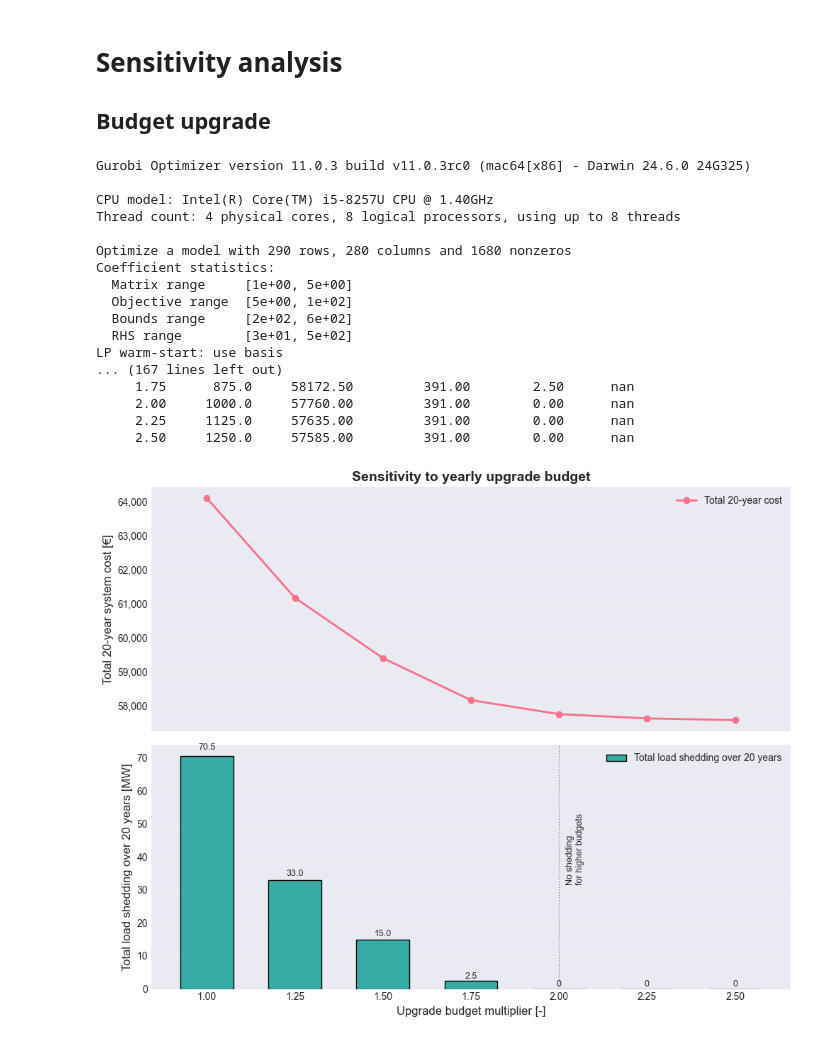
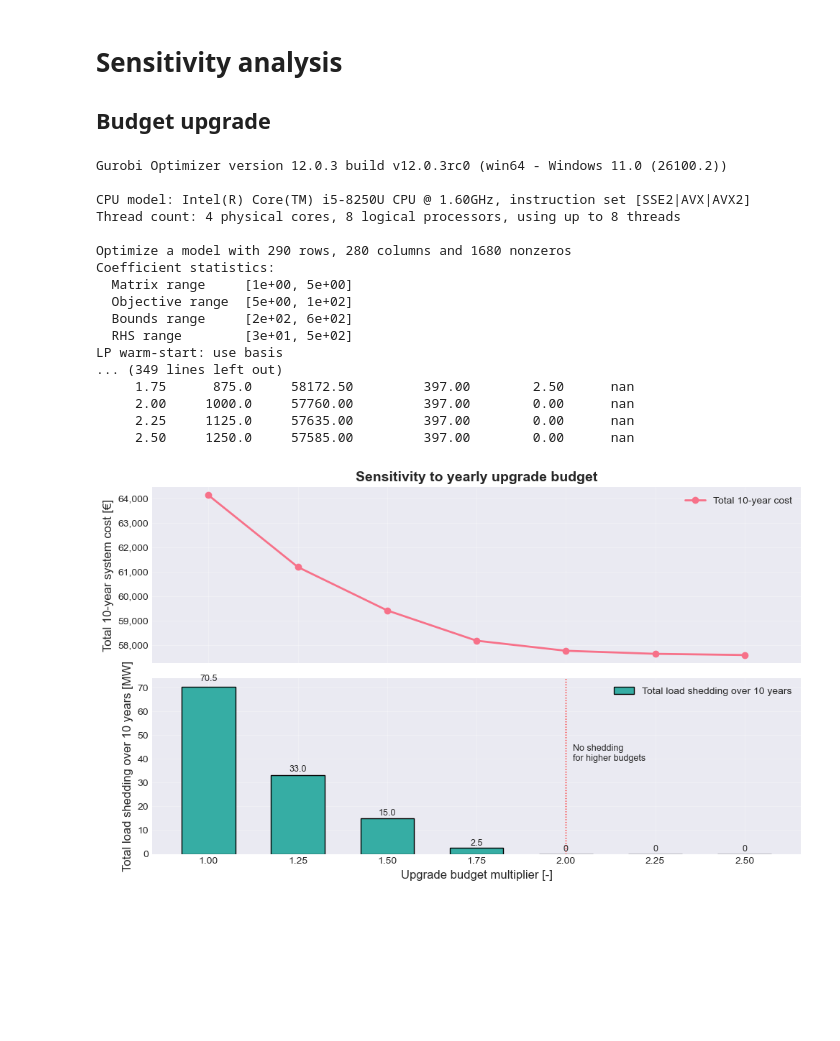
Before and after one commit to s204737/Assignment2_Group40, a Jupyter notebook: Multiyear_deterministic_model.ipynb, the cells around one changed output. Cells and saved outputs as stored; diff of their text form; code cells hidden in the pictures; blank space fills up the shorter version.

```diff
--- a/Multiyear_deterministic_model.ipynb
+++ b/Multiyear_deterministic_model.ipynb
@@ -84,7 +84,7 @@ VOLL = 100  # €/MW or similar
 # ------------------------
 # Model
 # ------------------------
-model = gp.Model("electricity_system_20_years_with_budget")
+model = gp.Model("electricity_system_10_years_with_budget")
 
 # Generator outputs per year
 gen_vars = {}
@@ -382,7 +382,7 @@ UpgradeBudget_Y10: 0.000000
 # 1. Cumulative Line Capacity Upgrades Over Time
 plt.style.use('seaborn-v0_8-darkgrid')
 sns.set_palette("husl")
-fig, ax = plt.subplots(figsize=(14, 8))
+fig, ax = plt.subplots(figsize=(14, 6))
 
 for (bus_from, bus_to) in lines.keys():
     cumulative_upgrades = []
@@ -409,6 +409,6 @@ plt.show()
 # %%
 # 2. Generation Mix Over Time (Stacked Area Chart)
-fig, ax = plt.subplots(figsize=(14, 7))
+fig, ax = plt.subplots(figsize=(14, 4))
 
 # Filter to only show generators with capacity > 0
 active_gens = [gen for gen in generators.keys() if generators[gen]['capacity'] > 0]
@@ -419,9 +419,20 @@ for y in years:
     for gen in active_gens:
         gen_data[gen].append(gen_vars[(gen, y)].X)
 
+# Calculate total demand by year
+total_demand_by_year = []
+for y in years:
+    total_demand = sum(loads[load]['demand'] * load_growth_factor[y] for load in loads.keys())
+    total_demand_by_year.append(total_demand)
+
 # Create stacked area chart
 ax.stackplot(list(years), *[gen_data[gen] for gen in active_gens],
             labels=active_gens, alpha=0.8)
+
+# Add demand line on top
+ax.plot(list(years), total_demand_by_year,
+        color='red', linestyle='--', linewidth=3,
+        marker='o', markersize=6, label='Demand')
 
 ax.set_xlabel('Year', fontsize=12)
 ax.set_ylabel('Generation Output (MW)', fontsize=12)
@@ -429,7 +440,6 @@ ax.set_title('Generation Mix Over 10 Years', fontsize=14, fontweight='bold')
 ax.legend(loc='upper left', fontsize=10)
 ax.grid(True, alpha=0.3)
 ax.set_xticks(range(1, 11, 1))
-plt.savefig('Figures/Model 2/generation_mix_over_10_years.png', dpi=300, bbox_inches='tight')
 plt.tight_layout()
 plt.show()
 # %% [output]
@@ -723,9 +733,9 @@ for r in budget_results:
           f"{r['total_cost']:11.2f}  {r['total_upgrade']:13.2f}  "
           f"{r['total_shed']:10.2f}  {r['dual_Y0']:7.4f}")
 # %% [output]
-Gurobi Optimizer version 11.0.3 build v11.0.3rc0 (mac64[x86] - Darwin 24.6.0 24G325)
+Gurobi Optimizer version 12.0.3 build v12.0.3rc0 (win64 - Windows 11.0 (26100.2))
 
-CPU model: Intel(R) Core(TM) i5-8257U CPU @ 1.40GHz
+CPU model: Intel(R) Core(TM) i5-8250U CPU @ 1.60GHz, instruction set [SSE2|AVX|AVX2]
 Thread count: 4 physical cores, 8 logical processors, using up to 8 threads
 
 Optimize a model with 290 rows, 280 columns and 1680 nonzeros
@@ -735,11 +745,11 @@ Coefficient statistics:
   Bounds range     [2e+02, 6e+02]
   RHS range        [3e+01, 5e+02]
 LP warm-start: use basis
-... (167 lines left out)
-     1.75      875.0     58172.50         391.00        2.50      nan
-     2.00     1000.0     57760.00         391.00        0.00      nan
-     2.25     1125.0     57635.00         391.00        0.00      nan
-     2.50     1250.0     57585.00         391.00        0.00      nan
+... (349 lines left out)
+     1.75      875.0     58172.50         397.00        2.50      nan
+     2.00     1000.0     57760.00         397.00        0.00      nan
+     2.25     1125.0     57635.00         397.00        0.00      nan
+     2.50     1250.0     57585.00         397.00        0.00      nan
 # %%
 import seaborn as sns
 from matplotlib.ticker import FuncFormatter
@@ -762,16 +772,16 @@ palette    = sns.husl_palette(8)
 color_cost = palette[0]
 color_shed = palette[4]
 
-fig, (ax1, ax2) = plt.subplots(2, 1, figsize=(10, 8), sharex=True)
+fig, (ax1, ax2) = plt.subplots(2, 1, figsize=(10, 6), sharex=True)
 
 # -------- Top: total cost vs budget --------
 ax1.plot(
     multipliers, total_costs,
     marker='o', linewidth=2,
     color=color_cost,
-    label='Total 20-year cost'
+    label='Total 10-year cost'
 )
-ax1.set_ylabel('Total 20-year system cost [€]', fontsize=12)
+ax1.set_ylabel('Total 10-year system cost [€]', fontsize=12)
 ax1.yaxis.set_major_formatter(FuncFormatter(thousands))
 ax1.set_title('Sensitivity to yearly upgrade budget', fontsize=14, fontweight='bold')
 ax1.legend(loc='upper right')
@@ -781,35 +791,35 @@ ax1.grid(alpha=0.3)
 bar_width = 0.15
 ax2.bar(
     multipliers, total_shed,
     width=bar_width,
     color=color_shed,
     edgecolor='black',
-    label='Total load shedding over 20 years'
+    label='Total load shedding over 10 years'
 )
 
 # Annotate values on top of bars, and highlight zero shedding
 for m, s in zip(multipliers, total_shed):
     if s > 1e-6:
         ax2.text(m, s*1.02, f"{s:.1f}", ha='center', va='bottom', fontsize=9)
     else:
         ax2.text(m, 0.02, "0", ha='center', va='bottom', fontsize=9)
 
 # Mark first multiplier where shedding becomes zero
 for m, s in zip(multipliers, total_shed):
     if s <= 1e-6:
-        ax2.axvline(m, linestyle=':', color='gray', linewidth=1)
+        ax2.axvline(m, linestyle=':', color='red', linewidth=1)
         ax2.text(m + 0.02, max(total_shed)*0.6,
                  "No shedding\nfor higher budgets",
-                 rotation=90, va='center', fontsize=9)
+                 va='center', fontsize=9)
         break
 
 ax2.set_xlabel('Upgrade budget multiplier [-]', fontsize=12)
-ax2.set_ylabel('Total load shedding over 20 years [MW]', fontsize=12)
+ax2.set_ylabel('Total load shedding over 10 years [MW]', fontsize=12)
 ax2.legend(loc='upper right')
 ax2.grid(alpha=0.3)
 
 plt.tight_layout()
 plt.savefig("budget_sensitivity.png", dpi=300)
 plt.show()
 # %% [output]
-[figure, old version]
+[figure, new version]
```
Also changed, not shown: parts of 7 cells of this notebook, 10 other files.
